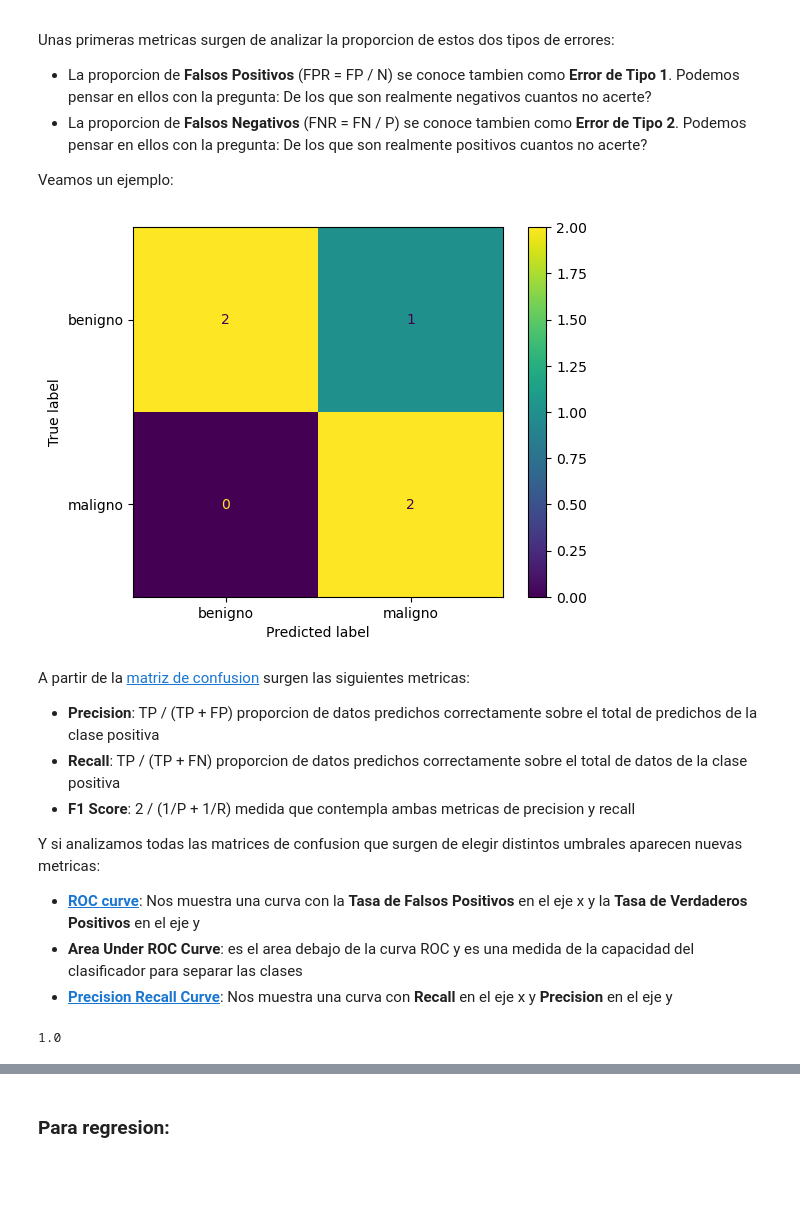
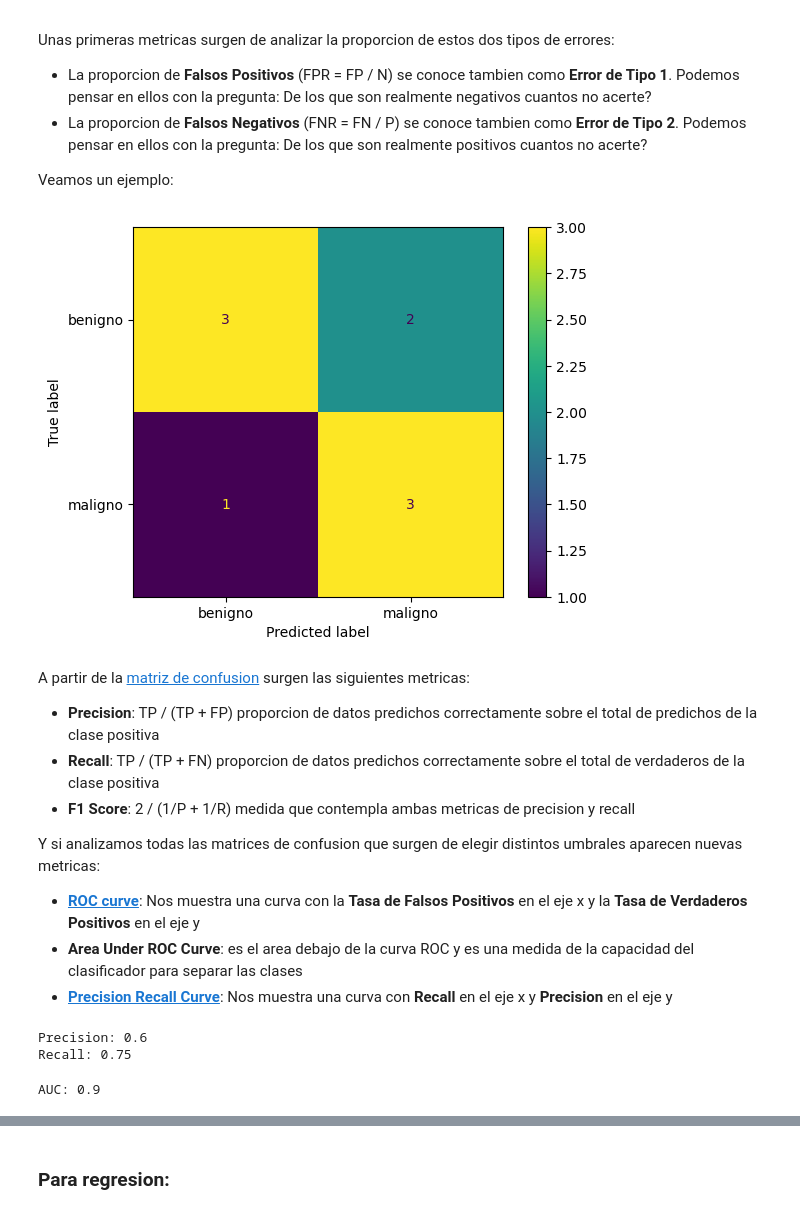
Before and after one commit to amiune/freecodingtour, a Jupyter notebook: cursos/espanol/datascience/6_metricas.ipynb, the cells around one changed output, grey strips where cells are left out. Saved outputs shown, nothing was run; the diff lists cells and outputs as text; code cells hidden in the pictures; blank space fills up the shorter version.

```diff
--- a/cursos/espanol/datascience/6_metricas.ipynb
+++ b/cursos/espanol/datascience/6_metricas.ipynb
@@ -93,21 +93,21 @@ Veamos un ejemplo:
 # %%
 from sklearn.metrics import confusion_matrix, ConfusionMatrixDisplay
 
-y_verdadero = ["benigno", "maligno", "maligno", "benigno", "benigno"]
-y_prob = [0.2, 0.91, 0.85, 0.55, 0.3]
-# suponiendo que elegimos como umbral 0.5
-y_predicho = ["benigno", "maligno", "maligno", "maligno", "benigno"]
+y_verdadero = ["benigno", "maligno", "maligno", "benigno", "benigno", "maligno", "benigno", "maligno", "benigno"]
+y_prob = [0.24, 0.91, 0.85, 0.55, 0.33, 0.42, 0.51, 0.64, 0.39]
+# suponiendo que elegimos como unbral 0.5
+y_predicho = ["benigno", "maligno", "maligno", "maligno", "benigno", "benigno", "maligno", "maligno", "benigno"]
 
 cm = confusion_matrix(y_verdadero, y_predicho)
 disp = ConfusionMatrixDisplay(confusion_matrix=cm,display_labels=["benigno","maligno"])
 disp.plot();
 # %% [output]
-[figure, old version]
+[figure, new version]
 # %% [markdown]
 A partir de la [matriz de confusion](https://en.wikipedia.org/wiki/Confusion_matrix) surgen las siguientes metricas:
 
 - **Precision**: TP / (TP + FP) proporcion de datos predichos correctamente sobre el total de predichos de la clase positiva
-- **Recall**: TP / (TP + FN) proporcion de datos predichos correctamente sobre el total de datos de la clase positiva
+- **Recall**: TP / (TP + FN) proporcion de datos predichos correctamente sobre el total de verdaderos de la clase positiva
 - **F1 Score**: 2 / (1/P + 1/R) medida que contempla ambas metricas de precision y recall
 
 Y si analizamos todas las matrices de confusion que surgen de elegir distintos umbrales aparecen nuevas metricas:
@@ -120,18 +120,20 @@ from sklearn import metrics
 from sklearn.metrics import precision_score, recall_score
 from sklearn.metrics import roc_curve, auc
 
-y_verdadero = ["benigno", "maligno", "maligno", "benigno", "benigno"]
-y_prob = [0.2, 0.91, 0.85, 0.55, 0.3]
+y_verdadero = ["benigno", "maligno", "maligno", "benigno", "benigno", "maligno", "benigno", "maligno", "benigno"]
+y_prob = [0.24, 0.91, 0.85, 0.55, 0.33, 0.42, 0.51, 0.64, 0.39]
 # suponiendo que elegimos como unbral 0.5
-y_predicho = ["benigno", "maligno", "maligno", "maligno", "benigno"]
+y_predicho = ["benigno", "maligno", "maligno", "maligno", "benigno", "benigno", "maligno", "maligno", "benigno"]
 
 precision = metrics.precision_score(y_verdadero, y_predicho, pos_label="maligno")
 print("Precision:", precision)
 recall = metrics.recall_score(y_verdadero, y_predicho, pos_label="maligno")
 print("Recall:", recall)
-
-fpr, tpr, thresholds = metrics.roc_curve(y_verdadero, y_prob, pos_label="maligno")
-auc = metrics.auc(fpr, tpr)
-print("AUC:", auc)
 # %% [output]
-1.0
+Precision: 0.6
+Recall: 0.75
+# %%
+auc = metrics.auc(fpr, tpr)
+print("AUC:", auc)
+# %% [output]
+AUC: 0.9
```
Also changed, not shown: parts of 2 cells of this notebook, 3 other files.
